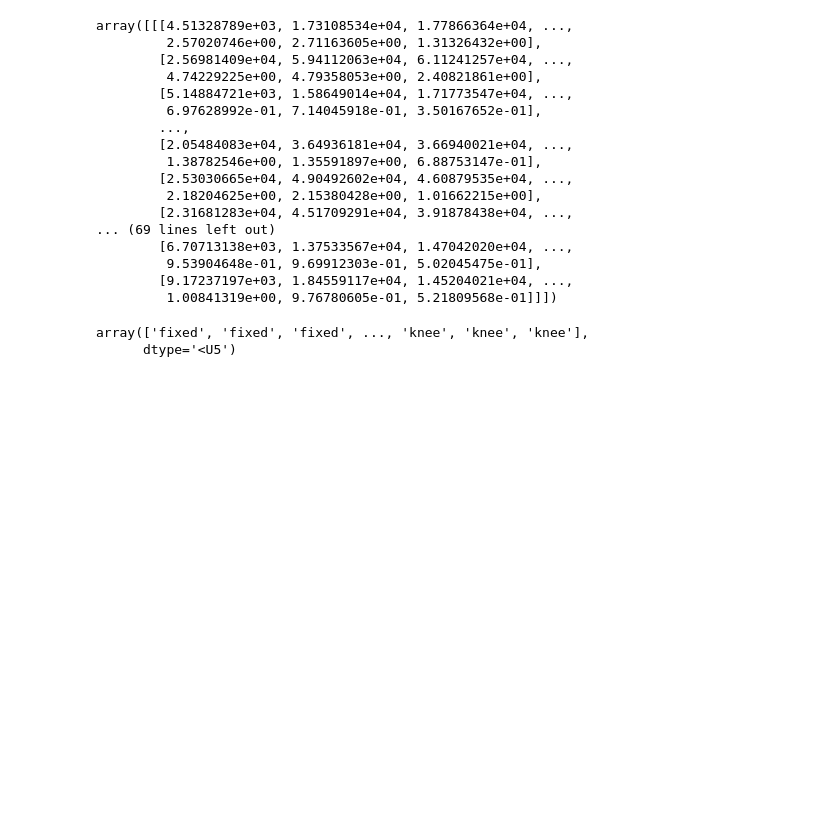
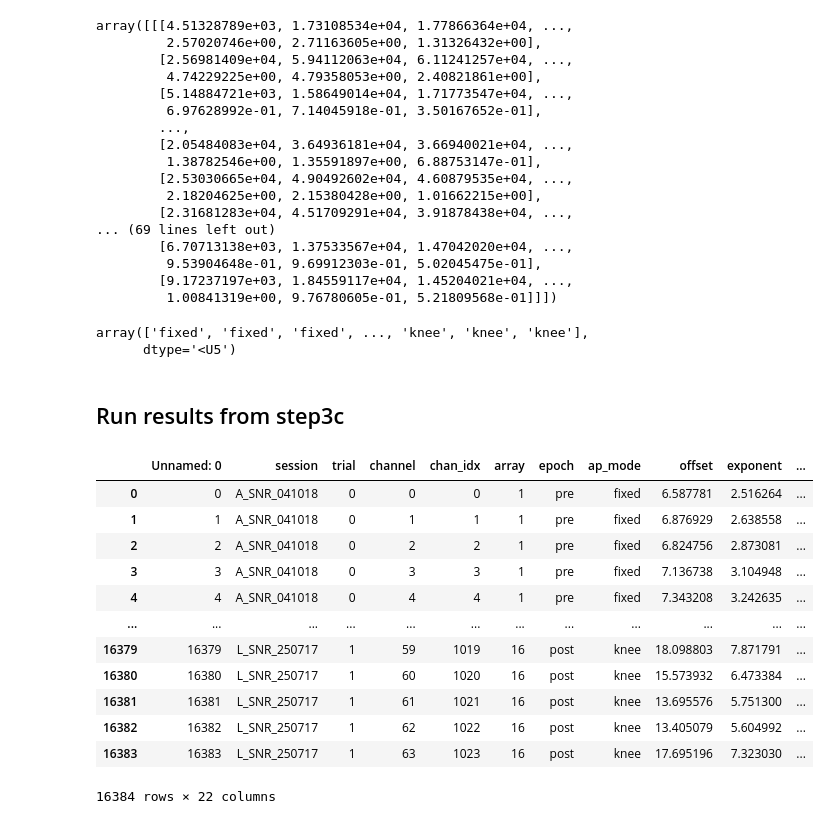
Before and after one commit to voytekresearch/v1_v4_1024_elec, a Jupyter notebook: notebooks/analysis/single_trial_parametrization.ipynb, the cells around one changed output. Cells and saved outputs as stored; diff of their text form; code cells hidden in the pictures; blank space fills up the shorter version.

```diff
--- a/notebooks/analysis/single_trial_parametrization.ipynb
+++ b/notebooks/analysis/single_trial_parametrization.ipynb
@@ -77,3 +83,5 @@ ap_mode
 # %% [output]
 array(['fixed', 'fixed', 'fixed', ..., 'knee', 'knee', 'knee'],
       dtype='<U5')
+# %% [markdown]
+## Run results from step3c
@@ -79,0 +91,16 @@ array(['fixed', 'fixed', 'fixed', ..., 'knee', 'knee', 'knee'],
+# %%
+data
+# %% [output]
+|  | Unnamed: 0 | session | trial | channel | chan_idx | array | epoch | ap_mode | offset | exponent | ... |
+| 0 | 0 | A_SNR_041018 | 0 | 0 | 0 | 1 | pre | fixed | 6.587781 | 2.516264 | ... |
+| 1 | 1 | A_SNR_041018 | 0 | 1 | 1 | 1 | pre | fixed | 6.876929 | 2.638558 | ... |
+| 2 | 2 | A_SNR_041018 | 0 | 2 | 2 | 1 | pre | fixed | 6.824756 | 2.873081 | ... |
+| 3 | 3 | A_SNR_041018 | 0 | 3 | 3 | 1 | pre | fixed | 7.136738 | 3.104948 | ... |
+| 4 | 4 | A_SNR_041018 | 0 | 4 | 4 | 1 | pre | fixed | 7.343208 | 3.242635 | ... |
+| ... | ... | ... | ... | ... | ... | ... | ... | ... | ... | ... | ... |
+| 16379 | 16379 | L_SNR_250717 | 1 | 59 | 1019 | 16 | post | knee | 18.098803 | 7.871791 | ... |
+| 16380 | 16380 | L_SNR_250717 | 1 | 60 | 1020 | 16 | post | knee | 15.573932 | 6.473384 | ... |
+| 16381 | 16381 | L_SNR_250717 | 1 | 61 | 1021 | 16 | post | knee | 13.695576 | 5.751300 | ... |
+| 16382 | 16382 | L_SNR_250717 | 1 | 62 | 1022 | 16 | post | knee | 13.405079 | 5.604992 | ... |
+| 16383 | 16383 | L_SNR_250717 | 1 | 63 | 1023 | 16 | post | knee | 17.695196 | 7.323030 | ... |
+16384 rows × 22 columns
```
Also changed, not shown: parts of 14 cells of this notebook, 2 other files.
